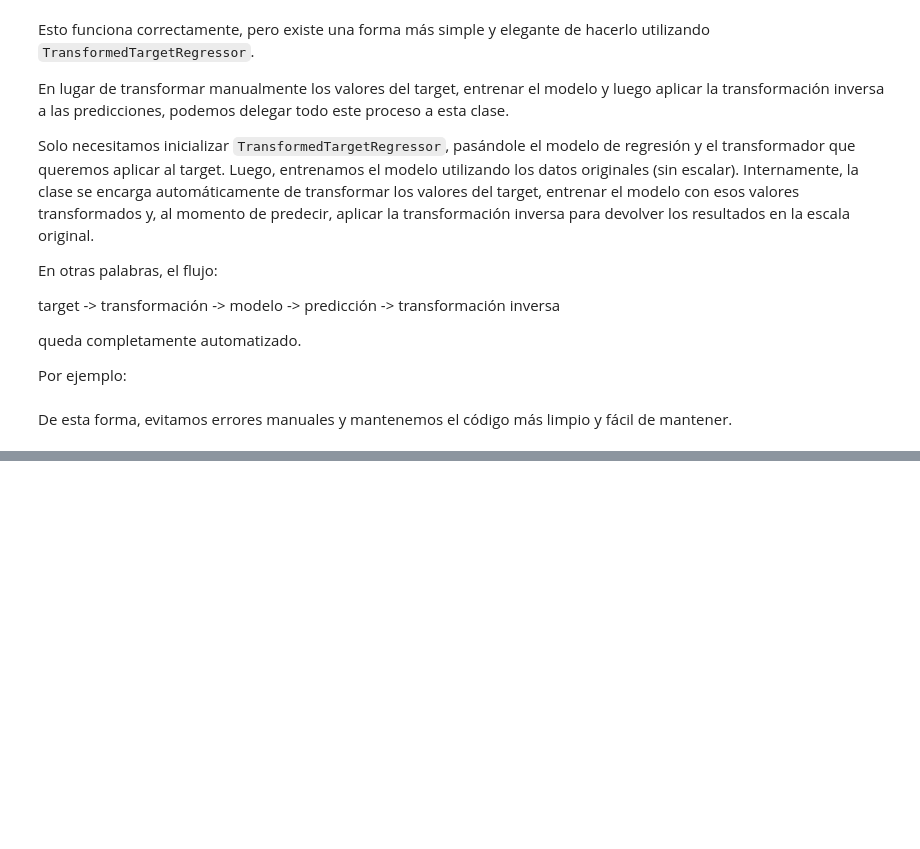
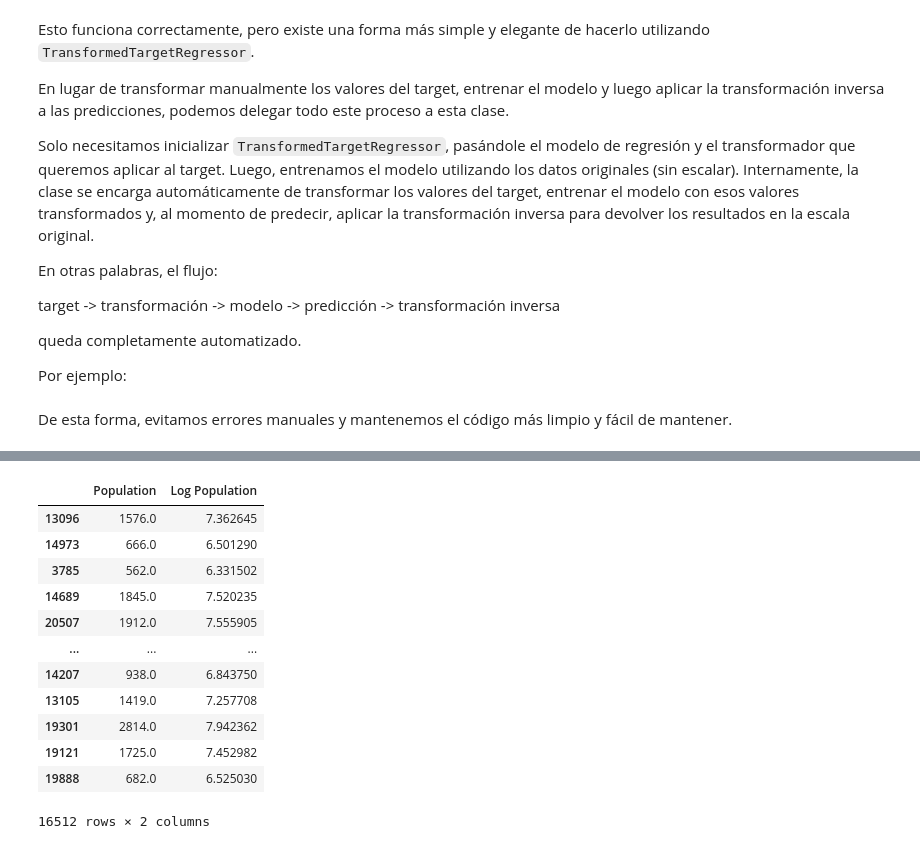
Before and after one commit to titooDiaz/Machine-Learning, a Jupyter notebook: HOML/Chapter 2/notebook.ipynb, the cells around one changed output, grey strips where cells are left out. Drawn from its saved outputs; the diff is of its cells as text; code cells hidden in the pictures; blank space fills up the shorter version.

```diff
--- a/HOML/Chapter 2/notebook.ipynb
+++ b/HOML/Chapter 2/notebook.ipynb
@@ -1100,0 +1126,22 @@ De esta forma, evitamos errores manuales y mantenemos el código más limpio y f
+# %%
+from  sklearn.preprocessing import FunctionTransformer
+log_transformer = FunctionTransformer(np.log, validate=True)
+log_pop = log_transformer.fit_transform(housing[["population"]])
+pd.DataFrame({
+    "Population": housing["population"],
+    "Log Population": log_pop.flatten()
+})
+# %% [output]
+|  | Population | Log Population |
+| 13096 | 1576.0 | 7.362645 |
+| 14973 | 666.0 | 6.501290 |
+| 3785 | 562.0 | 6.331502 |
+| 14689 | 1845.0 | 7.520235 |
+| 20507 | 1912.0 | 7.555905 |
+| ... | ... | ... |
+| 14207 | 938.0 | 6.843750 |
+| 13105 | 1419.0 | 7.257708 |
+| 19301 | 2814.0 | 7.942362 |
+| 19121 | 1725.0 | 7.452982 |
+| 19888 | 682.0 | 6.525030 |
+16512 rows × 2 columns
```
Also changed, not shown: parts of 15 cells of this notebook, 1 other file.
